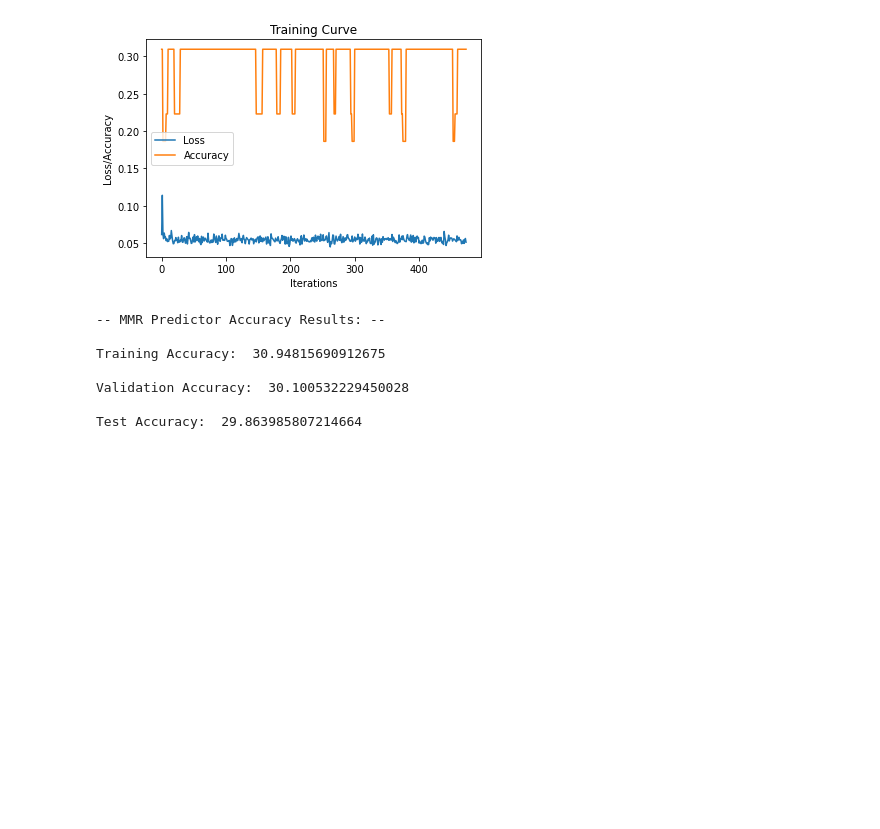
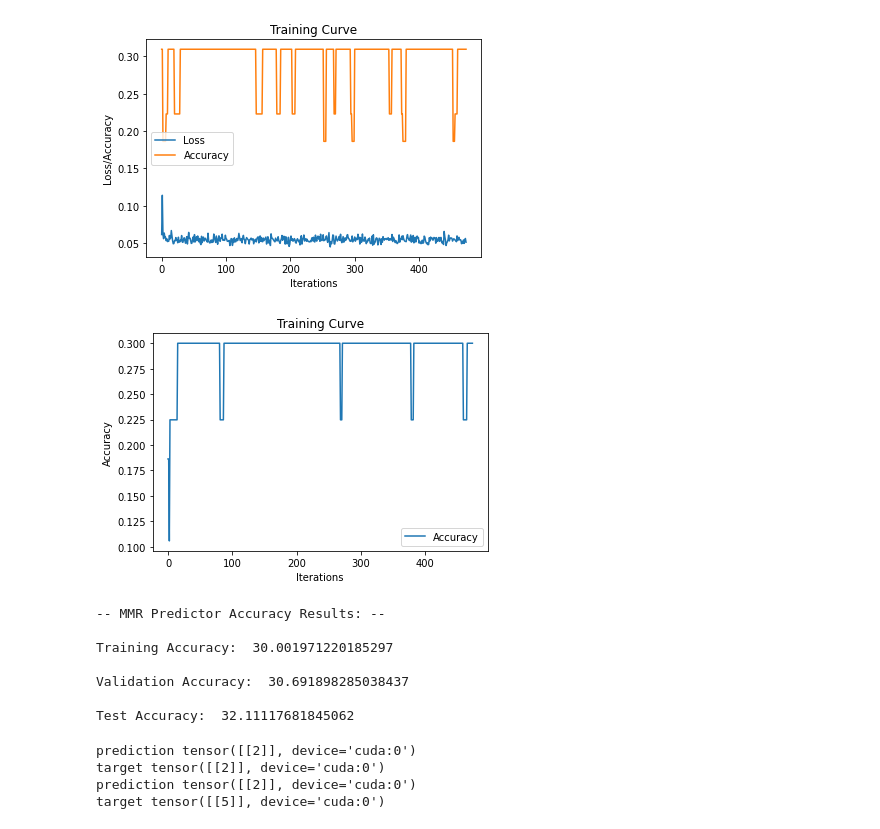
Before and after one commit to shadowshadow725/RNN-MMR-Predictor, a Jupyter notebook: CSC413_project_v2.ipynb, the cells around one changed output. Drawn from its saved outputs; the diff is of its cells as text; code cells hidden in the pictures; blank space fills up the shorter version.

Commit message:
add plots

```diff
--- a/CSC413_project_v2.ipynb
+++ b/CSC413_project_v2.ipynb
@@ -288,6 +276,18 @@ Epoch 2. [Train Acc 31%] [Val Acc 30%]
 plot_training_curves(iters, losses, train_acc)
 # %% [output]
 [figure]
+# %%
+def plot_training_acc(iters, train_acc):
+    plt.title("Training Curve")
+    plt.plot(iters, train_acc, label="Accuracy")
+    plt.xlabel("Iterations")
+    plt.ylabel("Accuracy")
+    plt.legend(["Accuracy"])
+    plt.show()
+
+plot_training_acc(iters, train_acc)
+# %% [output]
+[figure, added]
 # %%
 test_accuracy = get_accuracy(model, test_data)
 # %%
@@ -298,8 +298,8 @@ print("\nTest Accuracy: ", test_accuracy*100)
 # %% [output]
 -- MMR Predictor Accuracy Results: --
 
-Training Accuracy:  30.94815690912675
+Training Accuracy:  30.001971220185297
 
-Validation Accuracy:  30.100532229450028
+Validation Accuracy:  30.691898285038437
 
-Test Accuracy:  29.863985807214664
+Test Accuracy:  32.11117681845062
@@ -305,0 +346,8 @@ Test Accuracy:  29.863985807214664
+# %%
+find_correct_sample(model, test_data)
+find_incorrect_sample(model, test_data)
+# %% [output]
+prediction tensor([[2]], device='cuda:0')
+target tensor([[2]], device='cuda:0')
+prediction tensor([[2]], device='cuda:0')
+target tensor([[5]], device='cuda:0')
```
Also changed, not shown: parts of 6 cells of this notebook.
